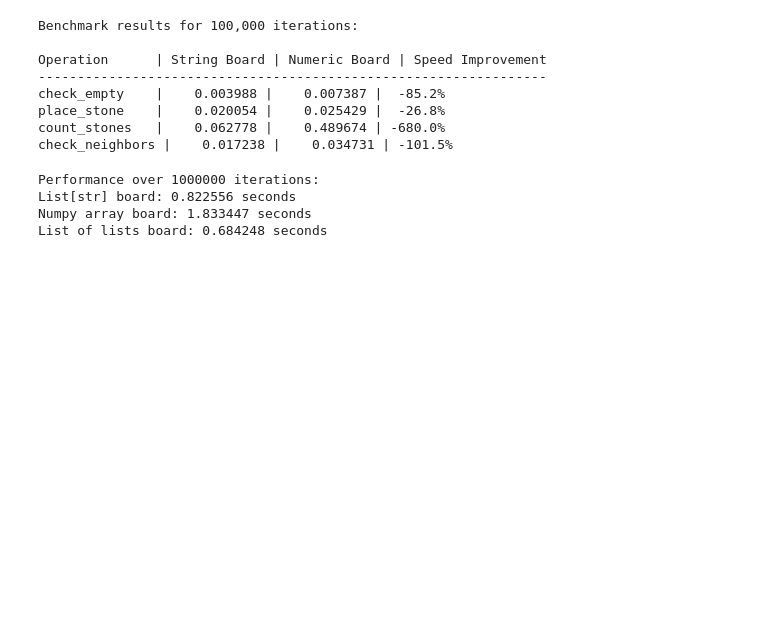
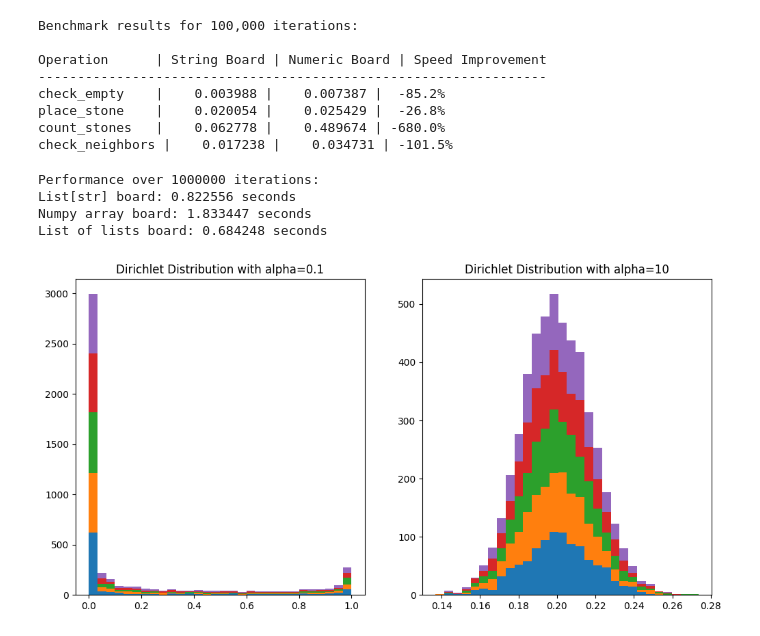
Before and after one commit to HansLuft778/Bitburner, a Jupyter notebook: http_server/MCTS.ipynb, the cells around one changed output. Drawn from its saved outputs; the diff is of its cells as text; code cells hidden in the pictures; blank space fills up the shorter version.

```diff
--- a/http_server/MCTS.ipynb
+++ b/http_server/MCTS.ipynb
@@ -480,3 +482,27 @@ Performance over 1000000 iterations:
 List[str] board: 0.822556 seconds
 Numpy array board: 1.833447 seconds
 List of lists board: 0.684248 seconds
+# %%
+import numpy as np
+import matplotlib.pyplot as plt
+
+# Parameters
+alpha_small = [0.1] * 5
+alpha_large = [100] * 5
+
+# Generate Dirichlet samples
+samples_small = np.random.dirichlet(alpha_small, size=1000)
+samples_large = np.random.dirichlet(alpha_large, size=1000)
+
+# Plotting
+fig, axes = plt.subplots(1, 2, figsize=(12, 6))
+
+axes[0].hist(samples_small, bins=30, stacked=True)
+axes[0].set_title('Dirichlet Distribution with alpha=0.1')
+
+axes[1].hist(samples_large, bins=30, stacked=True)
+axes[1].set_title('Dirichlet Distribution with alpha=10')
+
+plt.show()
+# %% [output]
+[figure, added]
```
Also changed, not shown: parts of 1 cell of this notebook, 2 other files.
